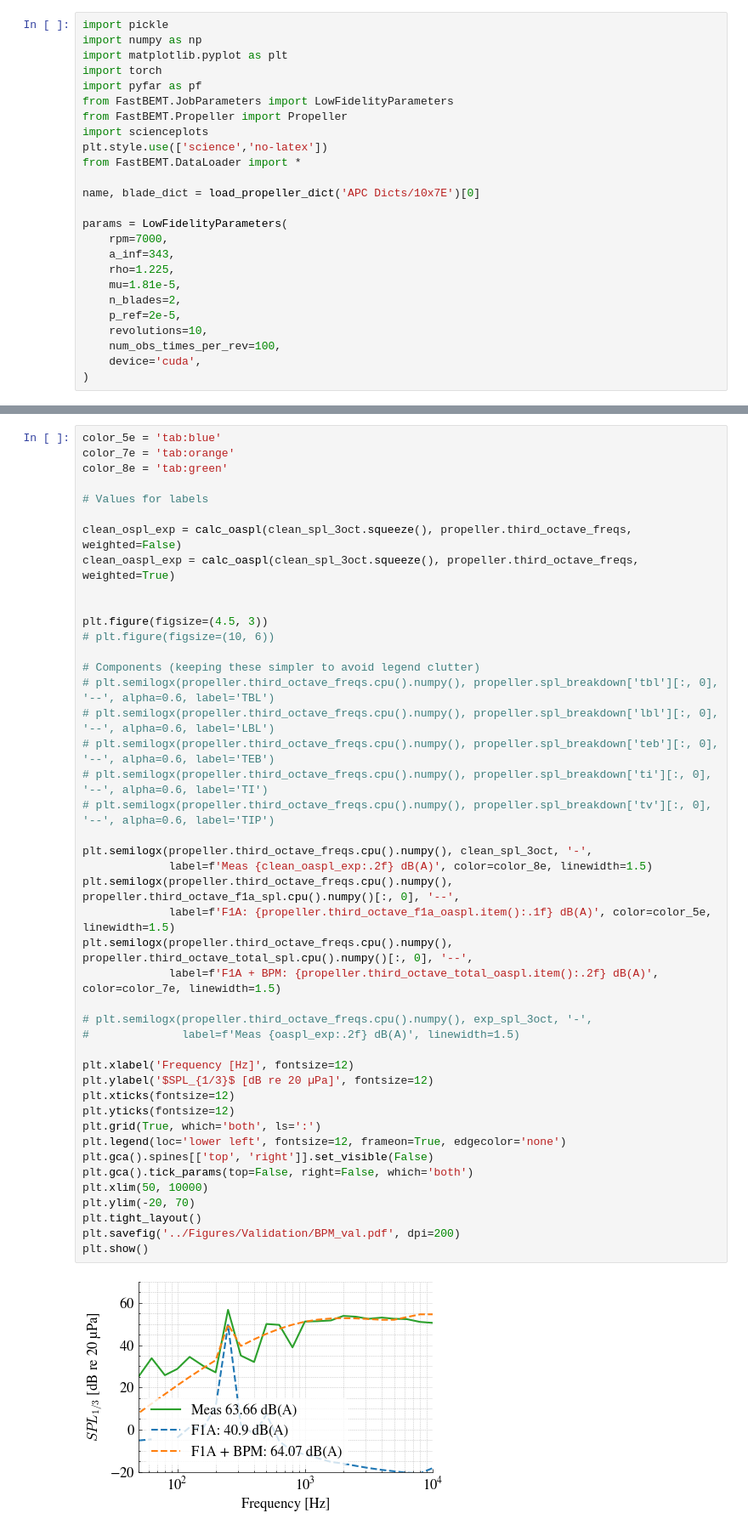
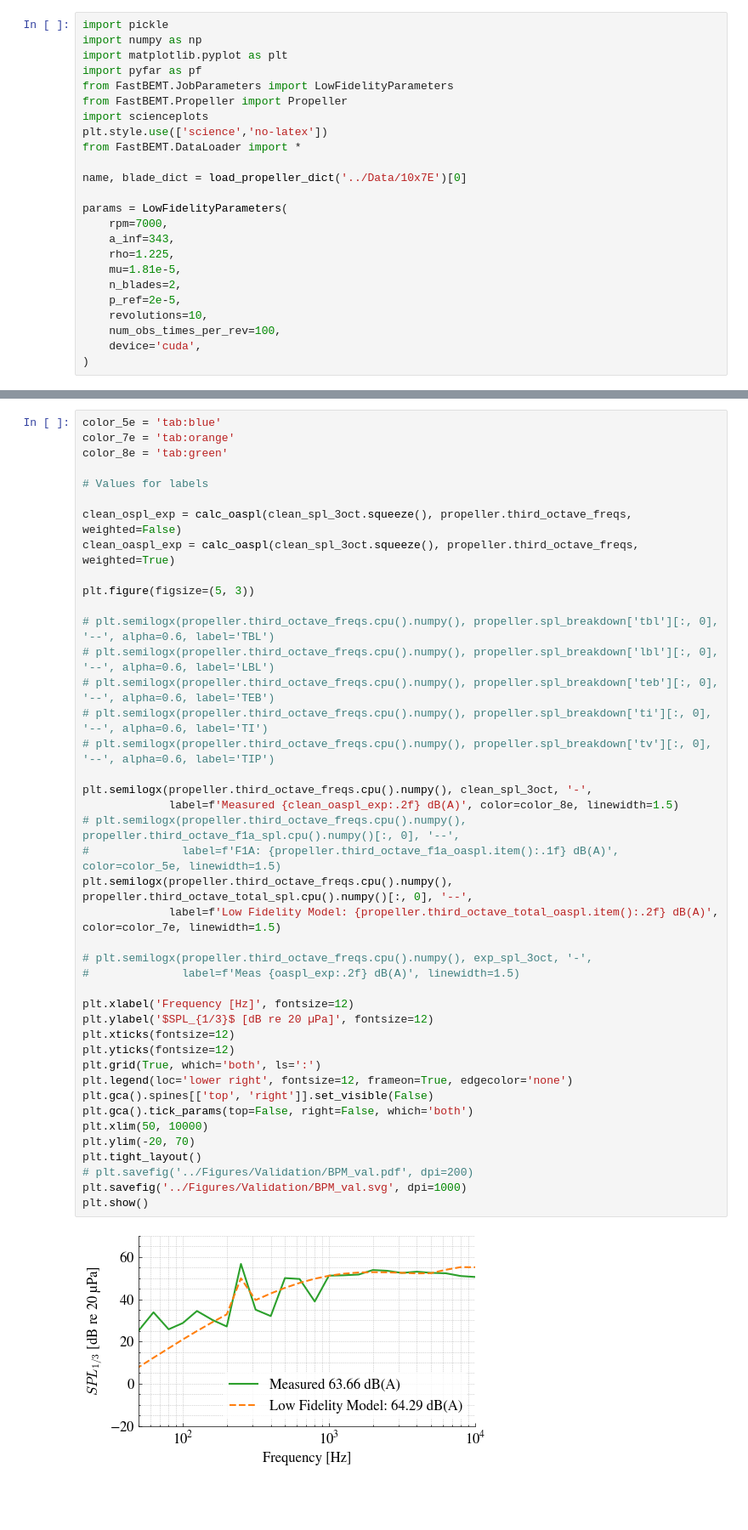
Before and after one commit to Frxljord/FastBEMT, a Jupyter notebook: Validation/BPMValidation.ipynb, the cells around one changed output, grey strips where cells are left out. Shown at 85% size. Cells and saved outputs as stored; diff of their text form; blank space fills up the shorter version.

```diff
--- a/Validation/BPMValidation.ipynb
+++ b/Validation/BPMValidation.ipynb
@@ -2,7 +2,6 @@
 import pickle
 import numpy as np
 import matplotlib.pyplot as plt
-import torch
 import pyfar as pf
 from FastBEMT.JobParameters import LowFidelityParameters
 from FastBEMT.Propeller import Propeller
@@ -10,7 +9,7 @@ import scienceplots
 plt.style.use(['science','no-latex'])
 from FastBEMT.DataLoader import *
 
-name, blade_dict = load_propeller_dict('APC Dicts/10x7E')[0]
+name, blade_dict = load_propeller_dict('../Data/10x7E')[0]
 
 params = LowFidelityParameters(
     rpm=7000,
@@ -178,41 +178,39 @@ color_8e = 'tab:green'
 # Values for labels
 
 clean_ospl_exp = calc_oaspl(clean_spl_3oct.squeeze(), propeller.third_octave_freqs, weighted=False)
 clean_oaspl_exp = calc_oaspl(clean_spl_3oct.squeeze(), propeller.third_octave_freqs, weighted=True)
 
+plt.figure(figsize=(5, 3))
 
-plt.figure(figsize=(4.5, 3))
-# plt.figure(figsize=(10, 6))
-
-# Components (keeping these simpler to avoid legend clutter)
 # plt.semilogx(propeller.third_octave_freqs.cpu().numpy(), propeller.spl_breakdown['tbl'][:, 0], '--', alpha=0.6, label='TBL')
 # plt.semilogx(propeller.third_octave_freqs.cpu().numpy(), propeller.spl_breakdown['lbl'][:, 0], '--', alpha=0.6, label='LBL')
 # plt.semilogx(propeller.third_octave_freqs.cpu().numpy(), propeller.spl_breakdown['teb'][:, 0], '--', alpha=0.6, label='TEB')
 # plt.semilogx(propeller.third_octave_freqs.cpu().numpy(), propeller.spl_breakdown['ti'][:, 0], '--', alpha=0.6, label='TI')
 # plt.semilogx(propeller.third_octave_freqs.cpu().numpy(), propeller.spl_breakdown['tv'][:, 0], '--', alpha=0.6, label='TIP')
 
 plt.semilogx(propeller.third_octave_freqs.cpu().numpy(), clean_spl_3oct, '-',
-             label=f'Meas {clean_oaspl_exp:.2f} dB(A)', color=color_8e, linewidth=1.5)
-plt.semilogx(propeller.third_octave_freqs.cpu().numpy(), propeller.third_octave_f1a_spl.cpu().numpy()[:, 0], '--',
-             label=f'F1A: {propeller.third_octave_f1a_oaspl.item():.1f} dB(A)', color=color_5e, linewidth=1.5)
+             label=f'Measured {clean_oaspl_exp:.2f} dB(A)', color=color_8e, linewidth=1.5)
+# plt.semilogx(propeller.third_octave_freqs.cpu().numpy(), propeller.third_octave_f1a_spl.cpu().numpy()[:, 0], '--',
+#              label=f'F1A: {propeller.third_octave_f1a_oaspl.item():.1f} dB(A)', color=color_5e, linewidth=1.5)
 plt.semilogx(propeller.third_octave_freqs.cpu().numpy(), propeller.third_octave_total_spl.cpu().numpy()[:, 0], '--',
-             label=f'F1A + BPM: {propeller.third_octave_total_oaspl.item():.2f} dB(A)', color=color_7e, linewidth=1.5)
+             label=f'Low Fidelity Model: {propeller.third_octave_total_oaspl.item():.2f} dB(A)', color=color_7e, linewidth=1.5)
 
 # plt.semilogx(propeller.third_octave_freqs.cpu().numpy(), exp_spl_3oct, '-',
 #              label=f'Meas {oaspl_exp:.2f} dB(A)', linewidth=1.5)
 
 plt.xlabel('Frequency [Hz]', fontsize=12)
 plt.ylabel('$SPL_{1/3}$ [dB re 20 µPa]', fontsize=12)
 plt.xticks(fontsize=12)
 plt.yticks(fontsize=12)
 plt.grid(True, which='both', ls=':')
-plt.legend(loc='lower left', fontsize=12, frameon=True, edgecolor='none')
+plt.legend(loc='lower right', fontsize=12, frameon=True, edgecolor='none')
 plt.gca().spines[['top', 'right']].set_visible(False)
 plt.gca().tick_params(top=False, right=False, which='both')
 plt.xlim(50, 10000)
 plt.ylim(-20, 70)
 plt.tight_layout()
-plt.savefig('../Figures/Validation/BPM_val.pdf', dpi=200)
+# plt.savefig('../Figures/Validation/BPM_val.pdf', dpi=200)
+plt.savefig('../Figures/Validation/BPM_val.svg', dpi=1000)
 plt.show()
 # %% [output]
-[figure, old version]
+[figure, new version]
```
Also changed, not shown: parts of 1 cell of this notebook, 1 other file.
